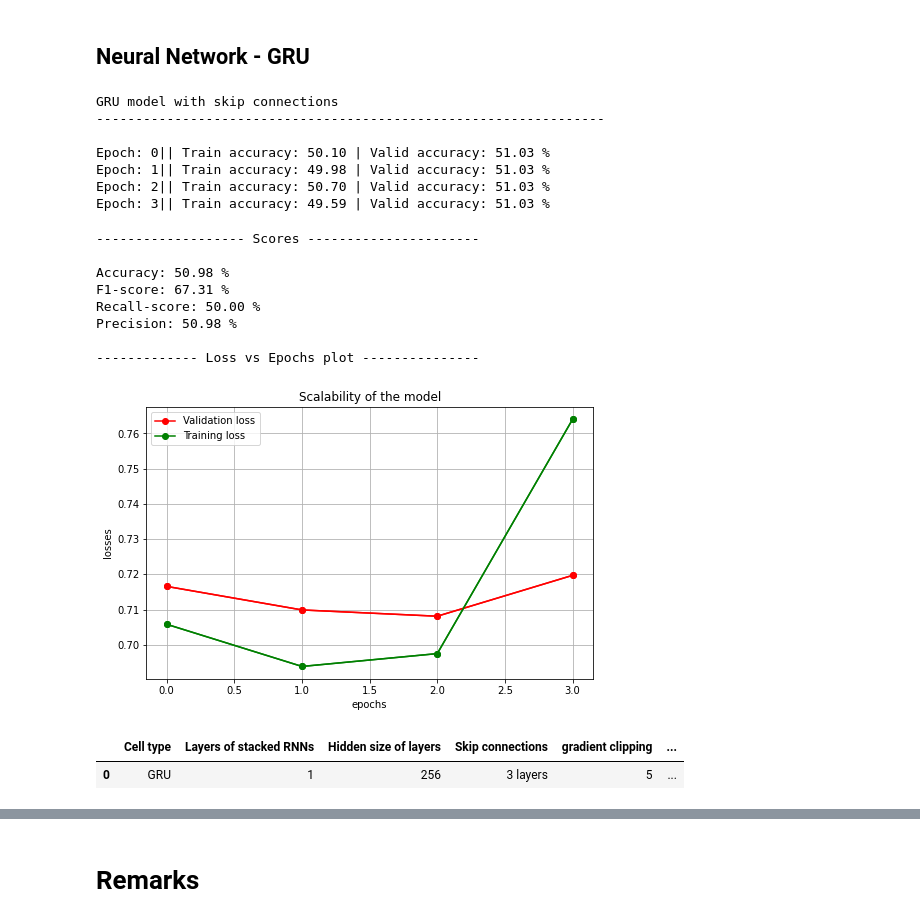
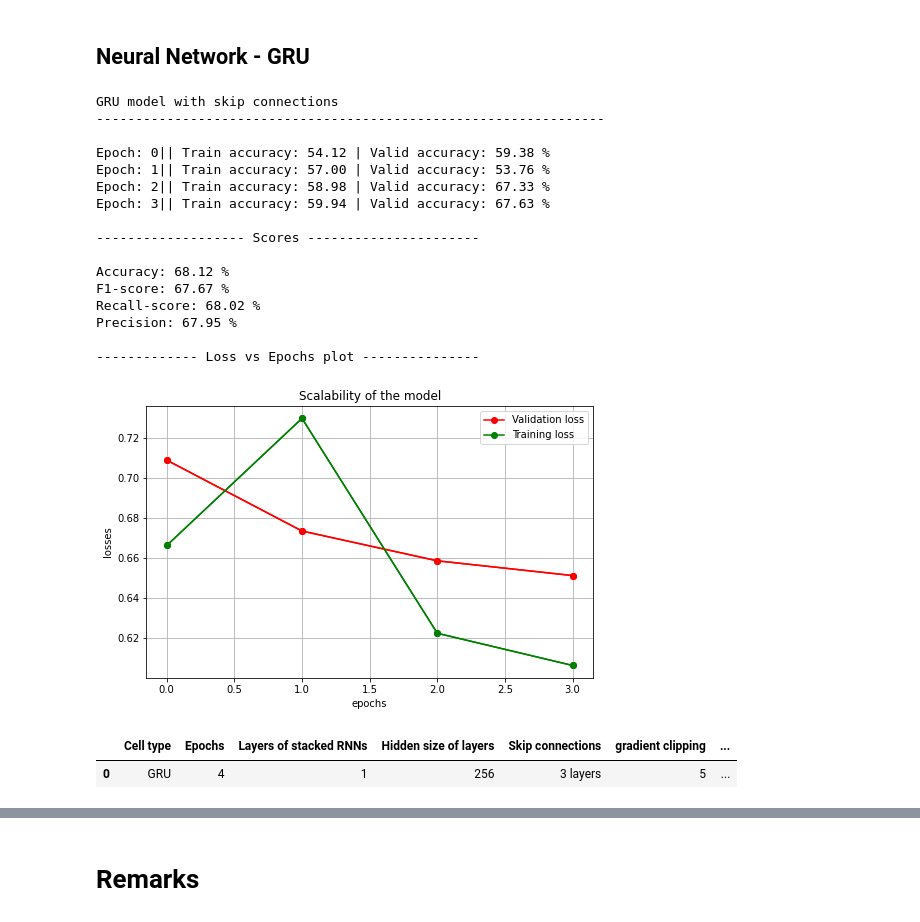
Before and after one commit to Myrto-Iglezou/Sentiment-classifier-RNN, a Jupyter notebook: Question-1-skip-connections.ipynb, the cells around one changed output, grey strips where cells are left out. Cells and saved outputs as stored; diff of their text form; code cells hidden in the pictures.

```diff
--- a/Question-1-skip-connections.ipynb
+++ b/Question-1-skip-connections.ipynb
@@ -419,7 +419,7 @@ def testNet(net, test_iter):
 # %% [markdown]
 ## Create dataframe to keep all experiments
 # %%
-FinalDf = pd.DataFrame(columns=[['Cell type','Layers of stacked RNNs','Hidden size of layers','Skip connections',\
+FinalDf = pd.DataFrame(columns=[['Cell type','Epochs','Layers of stacked RNNs','Hidden size of layers','Skip connections',\
                                  'gradient clipping','Dropout prob','Accuracy','F1-score','Recall-score','Precision']])
 # %% [markdown]
 ## Neural Network - **GRU**
@@ -428,52 +428,53 @@ FinalDf = pd.DataFrame(columns=[['Cell type','Layers of stacked RNNs','Hidden si
 input_size = 100       # length is 100, given in Field
 output_size = 1
 bidirectional = True
 cell_type = 'GRU'
 embedding_dim = 25
 # =============================
 hidden_size = 256     # number of hidden neurons
 num_layers =  1        # number of layers
 dropout = 0.3
 clip_param = 5
 # =============================
 num_epochs = 4
 LR = 0.01
 loss_function = nn.BCELoss()
 # ==============================
 
 
 net = GRUmodel_a(vocab.vectors,cell_type, input_size, output_size,embedding_dim, hidden_size, num_layers, bidirectional,dropout)
 optimizer = torch.optim.Adam(net.parameters(), lr=LR)   # optimize all net parameters
 
 print(f"\nGRU model with skip connections")
 print("-----------------------------------------------------------------\n")
 valid_losses,train_losses = trainNet(net,train_iter,valid_iter,num_epochs,clip_param)
 acc, f1,recall,precision = testNet(net, test_iter)
-FinalDf.loc[len(FinalDf)] = [cell_type,num_layers,hidden_size,'3 layers',clip_param,dropout,acc,f1,recall,precision]
+FinalDf.loc[len(FinalDf)] = [cell_type,num_epochs,num_layers,hidden_size,'3 layers',clip_param,dropout,acc,f1,recall,precision]
 print("\n------------- Loss vs Epochs plot ---------------\n")
 lossVSepoch(valid_losses,train_losses)
 # %% [output]
 GRU model with skip connections
 -----------------------------------------------------------------
 
-Epoch: 0|| Train accuracy: 50.10 | Valid accuracy: 51.03 %
-Epoch: 1|| Train accuracy: 49.98 | Valid accuracy: 51.03 %
-Epoch: 2|| Train accuracy: 50.70 | Valid accuracy: 51.03 %
-Epoch: 3|| Train accuracy: 49.59 | Valid accuracy: 51.03 %
+Epoch: 0|| Train accuracy: 54.12 | Valid accuracy: 59.38 %
+Epoch: 1|| Train accuracy: 57.00 | Valid accuracy: 53.76 %
+Epoch: 2|| Train accuracy: 58.98 | Valid accuracy: 67.33 %
+Epoch: 3|| Train accuracy: 59.94 | Valid accuracy: 67.63 %
+
+------------------- Scores ----------------------
+
+Accuracy: 68.12 %
+F1-score: 67.67 %
+Recall-score: 68.02 %
+Precision: 67.95 %
+
+------------- Loss vs Epochs plot ---------------
-------------------- Scores ----------------------
-
-Accuracy: 50.98 %
-F1-score: 67.31 %
-Recall-score: 50.00 %
-Precision: 50.98 %
-
-------------- Loss vs Epochs plot ---------------
-[figure, old version]
+[figure, new version]
 # %%
 FinalDf
 # %% [output]
-|  | Cell type | Layers of stacked RNNs | Hidden size of layers | Skip connections | gradient clipping | ... |
-| 0 | GRU | 1 | 256 | 3 layers | 5 | ... |
+|  | Cell type | Epochs | Layers of stacked RNNs | Hidden size of layers | Skip connections | gradient clipping | ... |
+| 0 | GRU | 4 | 1 | 256 | 3 layers | 5 | ... |
 # %%
 # ============
 input_size = 100       # length is 100, given in Field
```
Also changed, not shown: parts of 6 cells of this notebook.
